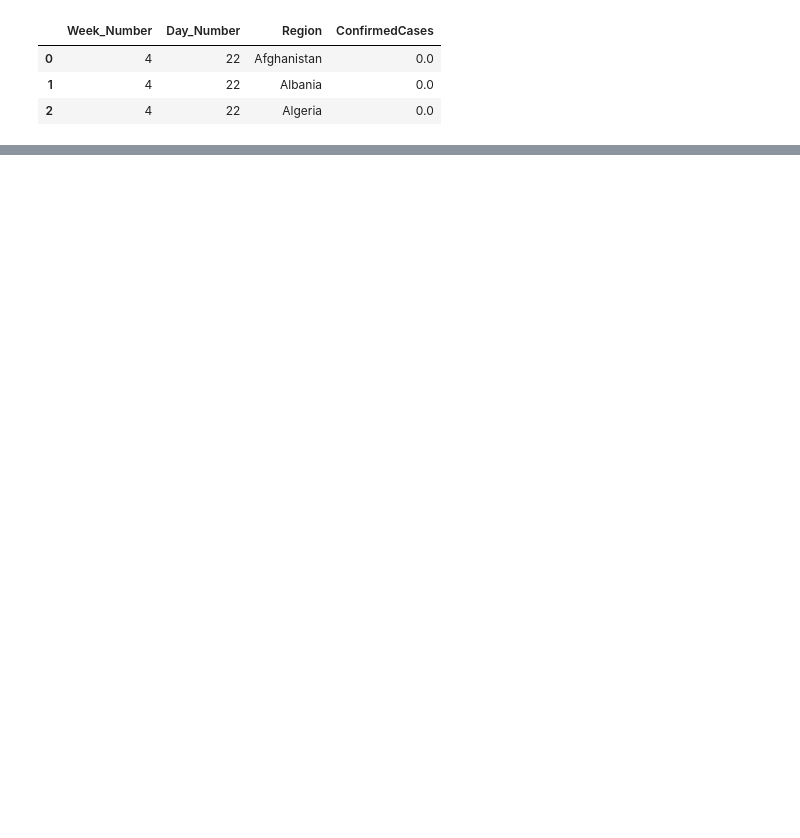
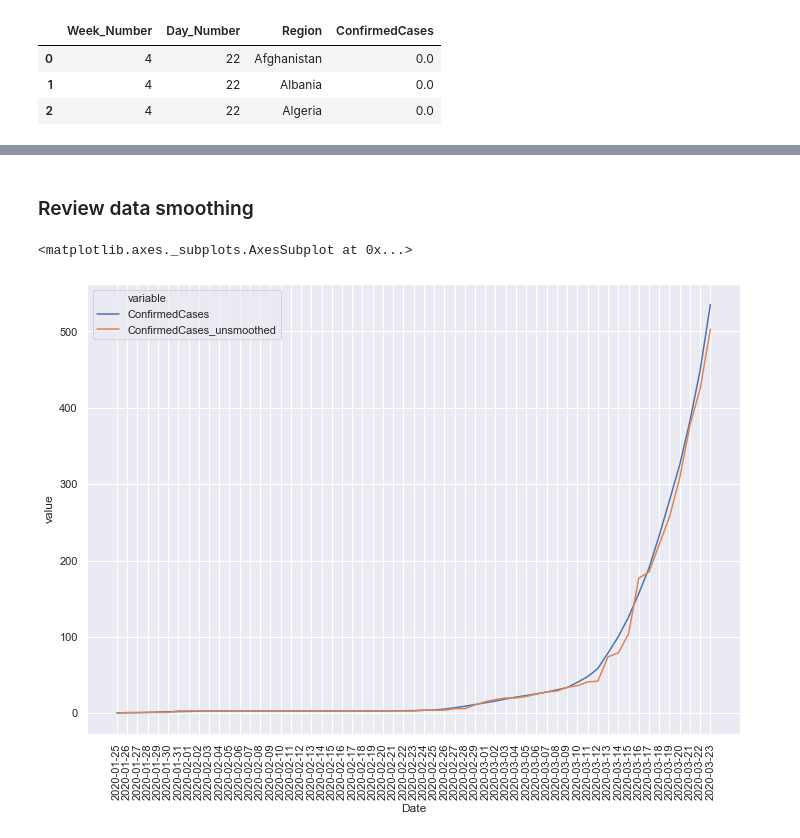
Before and after one commit to KaggleDS/covid19-global, a Jupyter notebook: code/kaggle-covid19-global_eda.ipynb, the cells around one changed output, grey strips where cells are left out. Cells and saved outputs as stored; diff of their text form; code cells hidden in the pictures; blank space fills up the shorter version.

Commit message:
add data processing for selected datasets

```diff
--- a/code/kaggle-covid19-global_eda.ipynb
+++ b/code/kaggle-covid19-global_eda.ipynb
@@ -172,0 +518,4 @@ icubeds_us.head(3)
+# %%
+# cleaning up columns
+covid_train = covid_train.drop(
+    columns=['Lat', 'Long', 'Week_Number', 'Day_Number'], errors='ignore')
@@ -172,0 +530,3 @@ icubeds_us.head(3)
+# %%
+# make a backup before processing
+covid_train_bk_a = covid_train.copy()
@@ -172,0 +595,28 @@ icubeds_us.head(3)
+# %% [markdown]
+### Review data smoothing
+# %%
+covid_train_select = covid_train[covid_train['Country_Region']
+                                 == 'Canada'][covid_train['Province_State'] == 'Ontario']
+
+covid_train_graph = pd.melt(covid_train_select, col_level=0, id_vars=['Id', 'Province_State', 'Country_Region', 'Date'], value_vars=[
+    'ConfirmedCases', 'ConfirmedCases_unsmoothed'])
+
+# visually inspect data
+# https://seaborn.pydata.org/generated/seaborn.lineplot.html
+dims = (11.7, 8.27)
+fig, ax = plt.subplots(figsize=dims)
+plt.xticks(rotation=90)
+
+sns.lineplot(
+    ax=ax,
+    x="Date",
+    #     y="Fatalities",
+    y="value",
+    hue="variable",
+    #     hue="Country_Region",
+    #     hue="Province_State",
+    #     style="variable",
+    data=covid_train_graph)
+# %% [output]
+<matplotlib.axes._subplots.AxesSubplot at 0x...>
+[figure, added]
```
Also changed, not shown: parts of 51 cells of this notebook.
